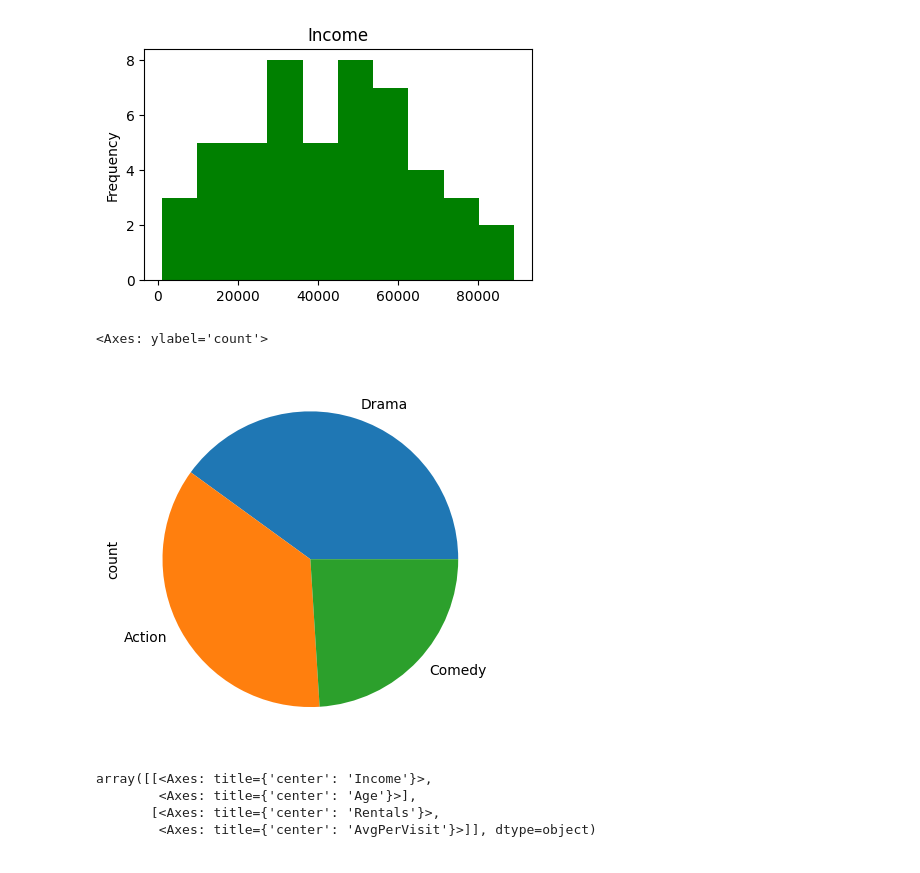
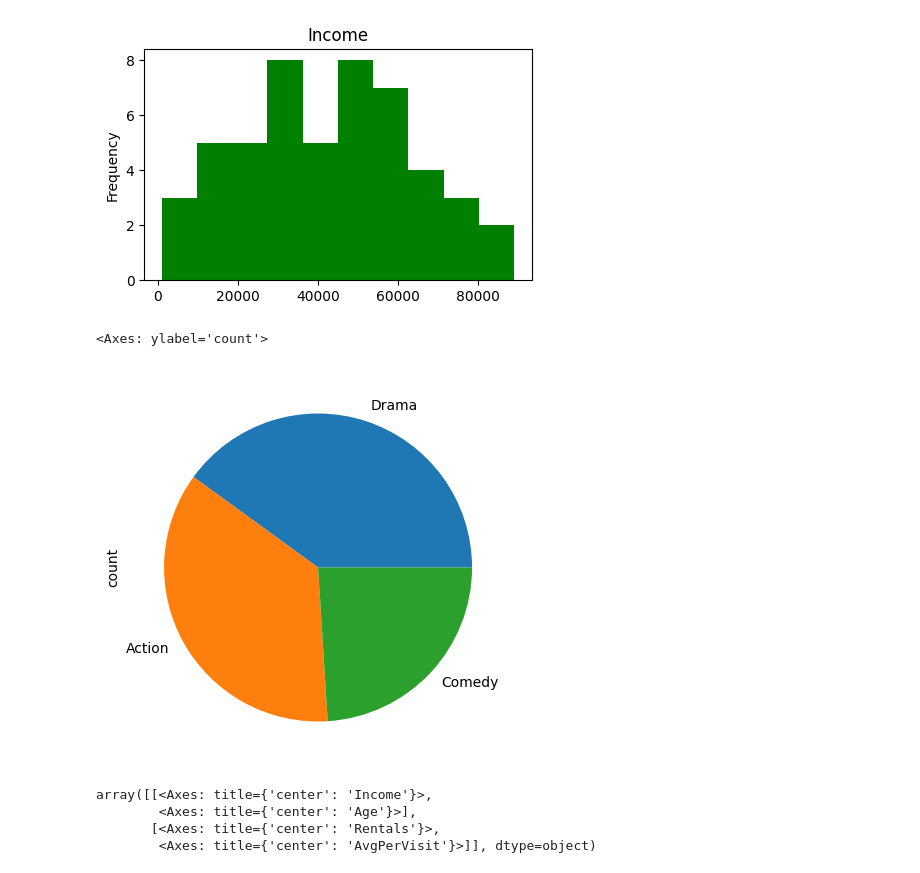
Before and after one commit to va23274/CI345_ML, a Jupyter notebook: Lab8_KNN_MovieStore_finished_By_Arsilbhai_vahora.ipynb, the cells around one changed output. Saved outputs shown, nothing was run; the diff lists cells and outputs as text; code cells hidden in the pictures.

```diff
--- a/Lab8_KNN_MovieStore_finished_By_Arsilbhai_vahora.ipynb
+++ b/Lab8_KNN_MovieStore_finished_By_Arsilbhai_vahora.ipynb
@@ -148,10 +159,10 @@ res.plot(kind='hist',bins = 10, title = 'Income', color= 'green', figsize =( 5,3
 [figure]
 # %%
 res = df['Genre'].value_counts()
-res.plot(kind='pie')
+res.plot(kind='pie', figsize = (5,5))
 # %% [output]
 <Axes: ylabel='count'>
-[figure, old version]
+[figure, new version]
 # %%
 
 df = orginal_vtable
```
Also changed, not shown: parts of 24 cells of this notebook.
